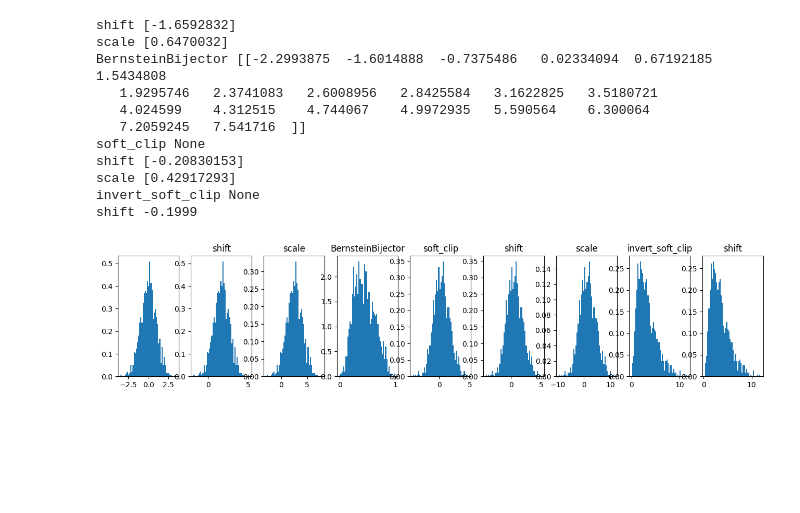
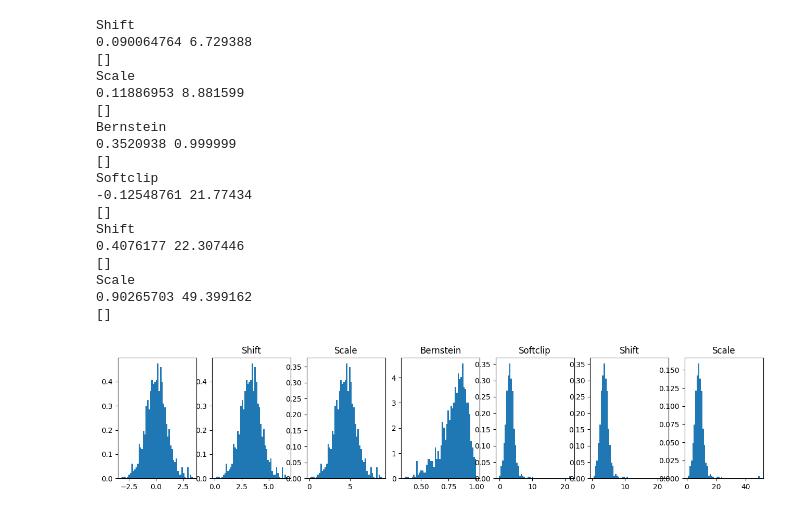
Before and after one commit to frazane/bernstein-flow, a Jupyter notebook: examples/nwp_postprocessing.ipynb, the cells around one changed output. Cells and saved outputs as stored; diff of their text form; code cells hidden in the pictures; blank space fills up the shorter version.

```diff
--- a/examples/nwp_postprocessing.ipynb
+++ b/examples/nwp_postprocessing.ipynb
@@ -147,8 +147,8 @@ features = [
 ]
 
 target = ["weather:wind_speed_of_gust"]
-x = xr.open_zarr("../swagp/data/x.zarr")[features].isel(time=slice(1,-1))
-y = xr.open_zarr("../swagp/data/y.zarr")[target].isel(time=slice(1,-1))
+x = xr.open_zarr("swagp/data/x.zarr")[features].isel(time=slice(1,-1))
+y = xr.open_zarr("swagp/data/y.zarr")[target].isel(time=slice(1,-1))
 
 seed = 42
 
@@ -156,10 +156,11 @@ seed = 42
 partitioner = Partitioner(y[target[0]], seed=seed)
 data = {p: partitioner.get(x, y, p=p) for p in ["train", "val_target"]}
 
-standardizer = Standardizer.fit(data["train"][0], dims=("time","station"))
+train = Dataset.from_xarray(*data["train"])
+val_target = Dataset.from_xarray(*data["val_target"])
+
+standardizer = Standardizer.fit(train.x, axis=(0, 1))
 # standardizer.scale["static:easting"].values = standardizer.scale["static:northing"].values
 for k, v in data.items():
-    data[k][0] = standardizer.transform(v[0])
-
-train = Dataset.from_xarray(*data["train"])
-val_target = Dataset.from_xarray(*data["val_target"])
+    train.x = standardizer.transform(train.x)
+    val_target.x = standardizer.transform(val_target.x)
@@ -186,7 +183,7 @@ net, history = net.fit(
     key=jr.PRNGKey(42),
     opt=ox.adabelief(7e-4),
     batch_size=2 ** 14,
-    n_steps=1000,
+    n_steps=400,
 )
 
 plt.plot(history["val_nll"])
@@ -215,34 +211,45 @@ ax.vlines(val_target.y[[tidx],sidx][0,0], *ax.get_ylim(), color="red");
 # %%
 x = np.random.randn(1000,1)
 
 bijs = pred_flow.bijector.bijector.bijectors.copy()
 fig, axs = plt.subplots(1, len(bijs)+1, figsize=(16, 3))
 axs[0].hist(x, bins=50, density=True)
 for i, bj in enumerate(bijs):
+    name = bj.__class__.__name__
+    print(name)
     x = bj.inverse(x)
+    print(x.min(), x.max())
     axs[i+1].hist(np.array(x).squeeze(), bins=50, density=True);
+    print(x[~np.isfinite(x)])
 
-    if bj.name == "shift":
-        val = bj.shift
-    elif bj.name == "scale":
-        val = bj.scale
-    elif bj.name == "BernsteinBijector":
-        val = bj.thetas
-    else:
-        val = None
+    # if bj.name == "shift":
+    #     val = bj.shift
+    # elif bj.name == "scale":
+    #     val = bj.scale
+    # elif bj.name == "BernsteinBijector":
+    #     val = bj.thetas
+    # else:
+    #     val = None
 
-    axs[i+1].set_title(bj.name)
-    print(bj.name, val)
+    axs[i+1].set_title(name)
+    # print(bj.name, val)
 # %% [output]
-shift [-1.6592832]
-scale [0.6470032]
-BernsteinBijector [[-2.2993875  -1.6014888  -0.7375486   0.02334094  0.67192185  1.5434808
-   1.9295746   2.3741083   2.6008956   2.8425584   3.1622825   3.5180721
-   4.024599    4.312515    4.744067    4.9972935   5.590564    6.300064
-   7.2059245   7.541716  ]]
-soft_clip None
-shift [-0.20830153]
-scale [0.42917293]
-invert_soft_clip None
-shift -0.1999
+Shift
+0.090064764 6.729388
+[]
+Scale
+0.11886953 8.881599
+[]
+Bernstein
+0.3520938 0.999999
+[]
+Softclip
+-0.12548761 21.77434
+[]
+Shift
+0.4076177 22.307446
+[]
+Scale
+0.90265703 49.399162
+[]
-[figure, old version]
+[figure, new version]
```
Also changed, not shown: parts of 15 cells of this notebook, 6 other files.
